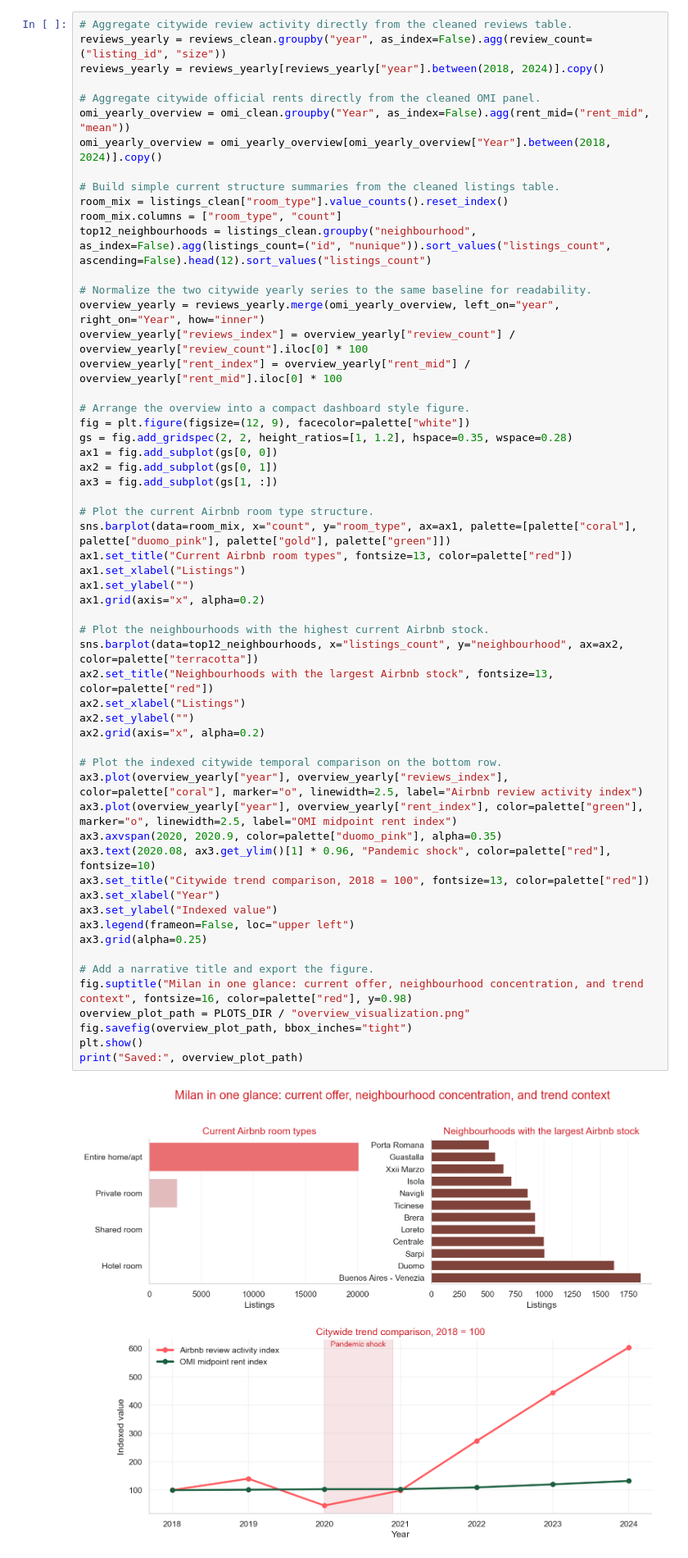
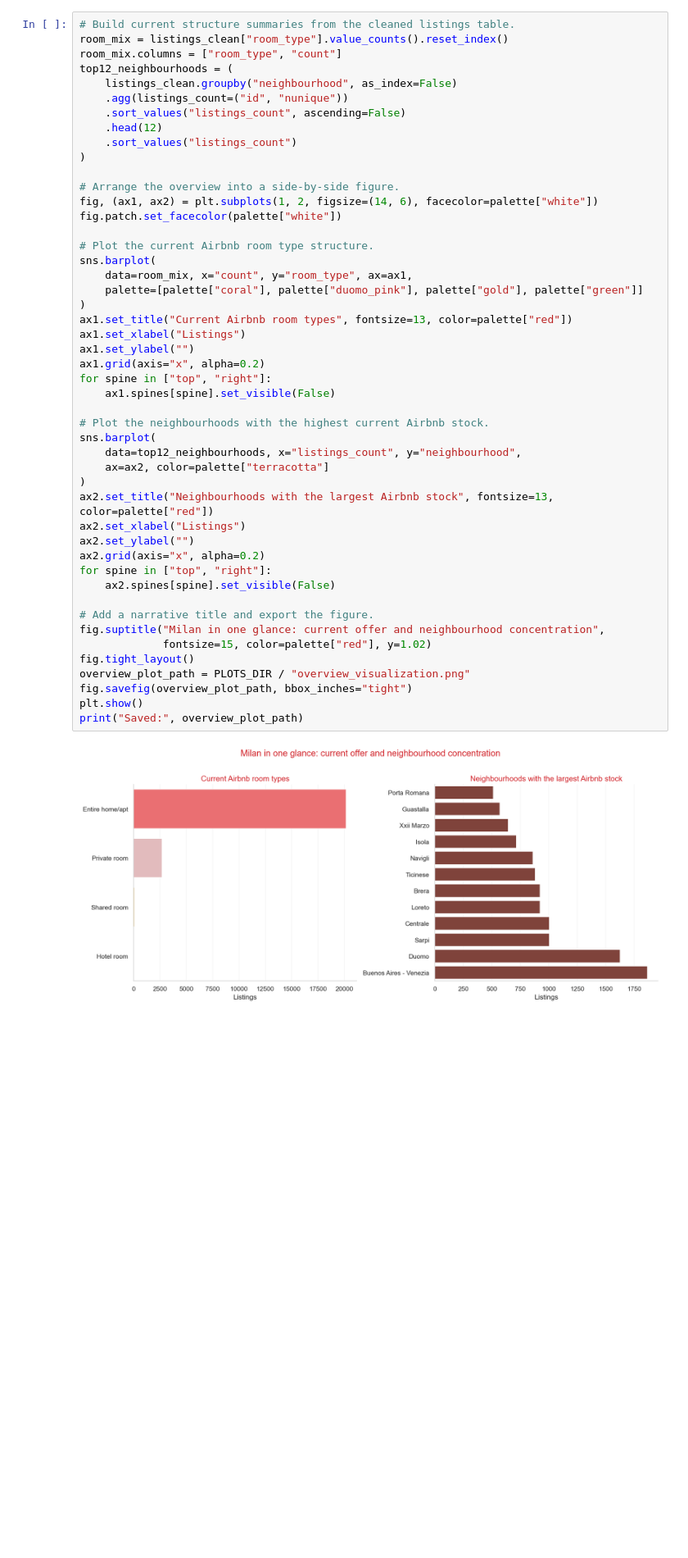
Before and after one commit to Mturco3/Data-Visualization-2026, a Jupyter notebook: src/0_Notebook.ipynb, the cells around one changed output. Shown at 82% size. Cells and saved outputs as stored; diff of their text form; blank space fills up the shorter version.

```diff
--- a/src/0_Notebook.ipynb
+++ b/src/0_Notebook.ipynb
@@ -493,64 +500,55 @@ The EDA also reveals a strong concentration inside the cleaned Airbnb snapshot i
 
 The next figure is designed for a reader who may know Milan but not the datasets. The aim is to give one intuitive entry point into the project by combining current offer structure, neighbourhood concentration, and the citywide temporal comparison between Airbnb review activity and official rent levels. This overview does not try to answer every analytical question. It creates the mental map needed to read the more pointed visualizations that follow.
 # %%
-# Aggregate citywide review activity directly from the cleaned reviews table.
-reviews_yearly = reviews_clean.groupby("year", as_index=False).agg(review_count=("listing_id", "size"))
-reviews_yearly = reviews_yearly[reviews_yearly["year"].between(2018, 2024)].copy()
-
-# Aggregate citywide official rents directly from the cleaned OMI panel.
-omi_yearly_overview = omi_clean.groupby("Year", as_index=False).agg(rent_mid=("rent_mid", "mean"))
-omi_yearly_overview = omi_yearly_overview[omi_yearly_overview["Year"].between(2018, 2024)].copy()
-
-# Build simple current structure summaries from the cleaned listings table.
+# Build current structure summaries from the cleaned listings table.
 room_mix = listings_clean["room_type"].value_counts().reset_index()
 room_mix.columns = ["room_type", "count"]
-top12_neighbourhoods = listings_clean.groupby("neighbourhood", as_index=False).agg(listings_count=("id", "nunique")).sort_values("listings_count", ascending=False).head(12).sort_values("listings_count")
+top12_neighbourhoods = (
+    listings_clean.groupby("neighbourhood", as_index=False)
+    .agg(listings_count=("id", "nunique"))
+    .sort_values("listings_count", ascending=False)
+    .head(12)
+    .sort_values("listings_count")
+)
 
-# Normalize the two citywide yearly series to the same baseline for readability.
-overview_yearly = reviews_yearly.merge(omi_yearly_overview, left_on="year", right_on="Year", how="inner")
-overview_yearly["reviews_index"] = overview_yearly["review_count"] / overview_yearly["review_count"].iloc[0] * 100
-overview_yearly["rent_index"] = overview_yearly["rent_mid"] / overview_yearly["rent_mid"].iloc[0] * 100
-
-# Arrange the overview into a compact dashboard style figure.
-fig = plt.figure(figsize=(12, 9), facecolor=palette["white"])
-gs = fig.add_gridspec(2, 2, height_ratios=[1, 1.2], hspace=0.35, wspace=0.28)
-ax1 = fig.add_subplot(gs[0, 0])
-ax2 = fig.add_subplot(gs[0, 1])
-ax3 = fig.add_subplot(gs[1, :])
+# Arrange the overview into a side-by-side figure.
+fig, (ax1, ax2) = plt.subplots(1, 2, figsize=(14, 6), facecolor=palette["white"])
+fig.patch.set_facecolor(palette["white"])
 
 # Plot the current Airbnb room type structure.
-sns.barplot(data=room_mix, x="count", y="room_type", ax=ax1, palette=[palette["coral"], palette["duomo_pink"], palette["gold"], palette["green"]])
+sns.barplot(
+    data=room_mix, x="count", y="room_type", ax=ax1,
+    palette=[palette["coral"], palette["duomo_pink"], palette["gold"], palette["green"]]
+)
 ax1.set_title("Current Airbnb room types", fontsize=13, color=palette["red"])
 ax1.set_xlabel("Listings")
 ax1.set_ylabel("")
 ax1.grid(axis="x", alpha=0.2)
+for spine in ["top", "right"]:
+    ax1.spines[spine].set_visible(False)
 
 # Plot the neighbourhoods with the highest current Airbnb stock.
-sns.barplot(data=top12_neighbourhoods, x="listings_count", y="neighbourhood", ax=ax2, color=palette["terracotta"])
+sns.barplot(
+    data=top12_neighbourhoods, x="listings_count", y="neighbourhood",
+    ax=ax2, color=palette["terracotta"]
+)
 ax2.set_title("Neighbourhoods with the largest Airbnb stock", fontsize=13, color=palette["red"])
 ax2.set_xlabel("Listings")
 ax2.set_ylabel("")
 ax2.grid(axis="x", alpha=0.2)
-
-# Plot the indexed citywide temporal comparison on the bottom row.
-ax3.plot(overview_yearly["year"], overview_yearly["reviews_index"], color=palette["coral"], marker="o", linewidth=2.5, label="Airbnb review activity index")
-ax3.plot(overview_yearly["year"], overview_yearly["rent_index"], color=palette["green"], marker="o", linewidth=2.5, label="OMI midpoint rent index")
-ax3.axvspan(2020, 2020.9, color=palette["duomo_pink"], alpha=0.35)
-ax3.text(2020.08, ax3.get_ylim()[1] * 0.96, "Pandemic shock", color=palette["red"], fontsize=10)
-ax3.set_title("Citywide trend comparison, 2018 = 100", fontsize=13, color=palette["red"])
-ax3.set_xlabel("Year")
-ax3.set_ylabel("Indexed value")
-ax3.legend(frameon=False, loc="upper left")
-ax3.grid(alpha=0.25)
+for spine in ["top", "right"]:
+    ax2.spines[spine].set_visible(False)
 
 # Add a narrative title and export the figure.
-fig.suptitle("Milan in one glance: current offer, neighbourhood concentration, and trend context", fontsize=16, color=palette["red"], y=0.98)
+fig.suptitle("Milan in one glance: current offer and neighbourhood concentration",
+             fontsize=15, color=palette["red"], y=1.02)
+fig.tight_layout()
 overview_plot_path = PLOTS_DIR / "overview_visualization.png"
 fig.savefig(overview_plot_path, bbox_inches="tight")
 plt.show()
 print("Saved:", overview_plot_path)
 # %% [output]
-[figure, old version]
+[figure, new version]
 Saved: c:\Users\miche\University\Material\Data Science\Data Visualization\Project\src\io\plots\overview_visualization.png
 # %% [markdown]
 The overview makes three patterns legible at once. First, entire homes dominate the current Airbnb offer, which strengthens the idea that the platform is closely tied to the use of full residential units rather than only spare rooms. Second, the stock is strongly concentrated in a subset of neighbourhoods, which means any discussion of pressure should be spatial rather than purely citywide. Third, review activity and official rents both recover after the pandemic, although they do so with different intensity, suggesting that the two systems are related but not mechanically identical.
```
Also changed, not shown: parts of 8 cells of this notebook, 14 other files.
